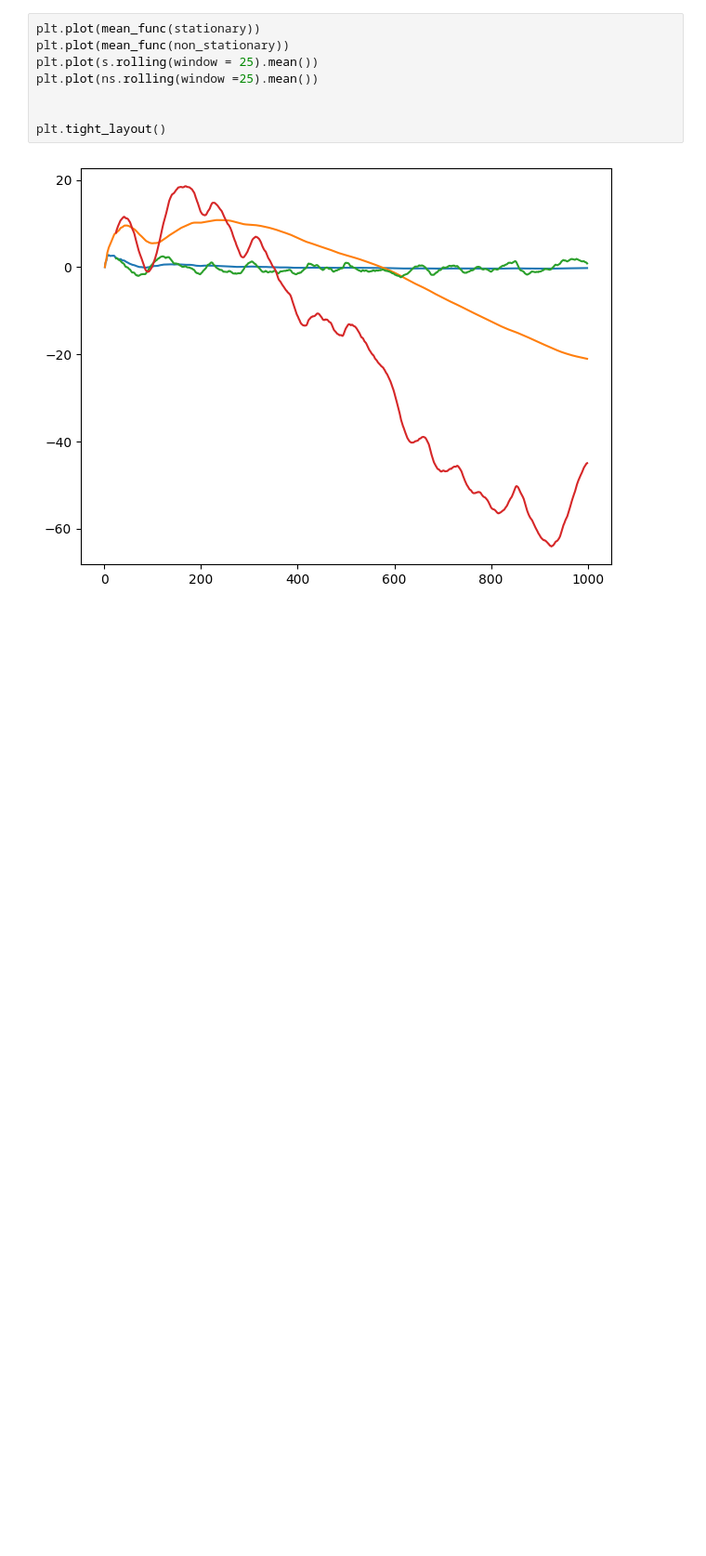
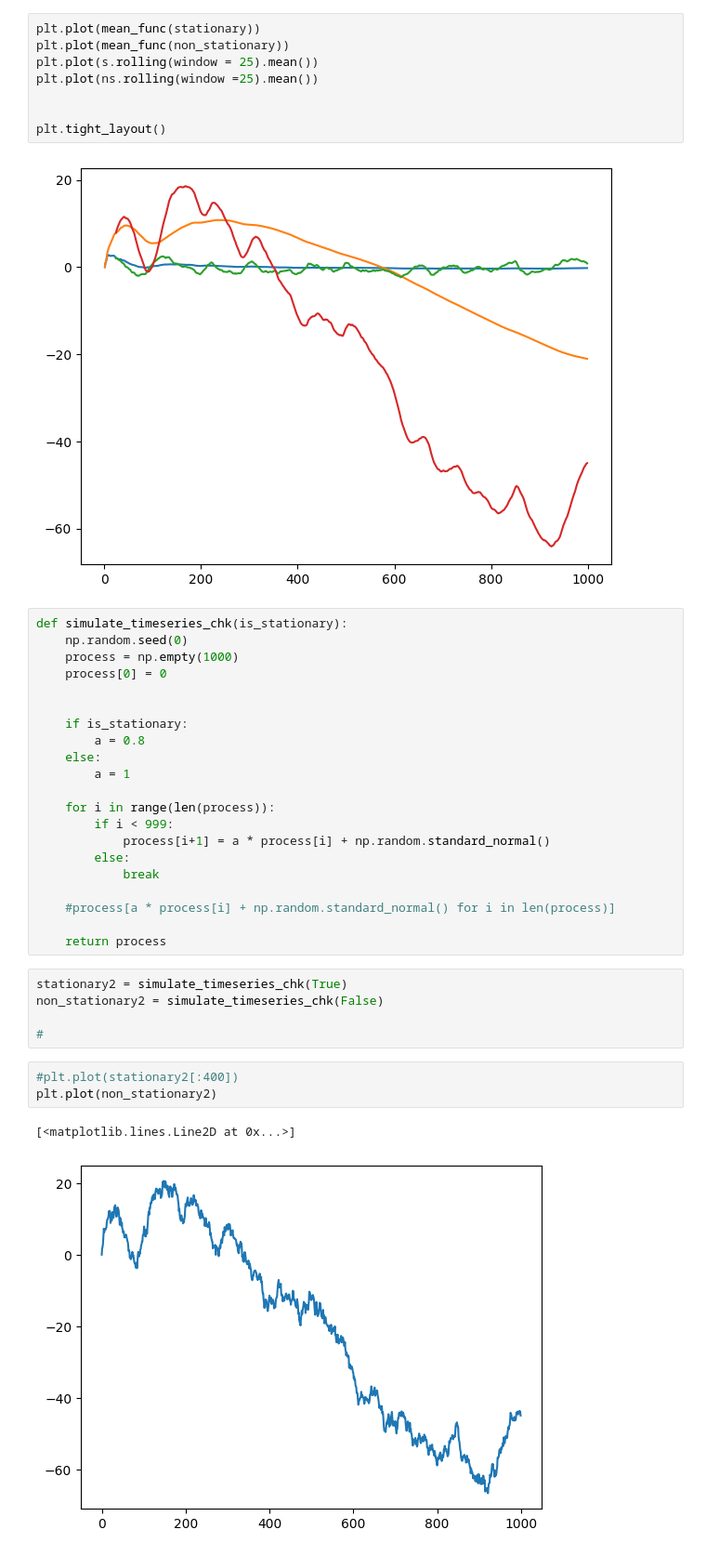
Before and after one commit to gkambasta/TimeSeries, a Jupyter notebook: Random_Walk.ipynb, the cells around one changed output. Shown at 93% size. Cells and saved outputs as stored; diff of their text form; blank space fills up the shorter version.

```diff
--- a/Random_Walk.ipynb
+++ b/Random_Walk.ipynb
@@ -271,3 +271,35 @@ plt.plot(ns.rolling(window =25).mean())
 plt.tight_layout()
 # %% [output]
 [figure]
+# %%
+def simulate_timeseries_chk(is_stationary):
+    np.random.seed(0)
+    process = np.empty(1000)
+    process[0] = 0
+
+
+    if is_stationary:
+        a = 0.8
+    else:
+        a = 1
+
+    for i in range(len(process)):
+        if i < 999:
+            process[i+1] = a * process[i] + np.random.standard_normal()
+        else:
+            break
+
+    #process[a * process[i] + np.random.standard_normal() for i in len(process)]
+
+    return process
+# %%
+stationary2 = simulate_timeseries_chk(True)
+non_stationary2 = simulate_timeseries_chk(False)
+
+#
+# %%
+#plt.plot(stationary2[:400])
+plt.plot(non_stationary2)
+# %% [output]
+[<matplotlib.lines.Line2D at 0x...>]
+[figure, added]
```
